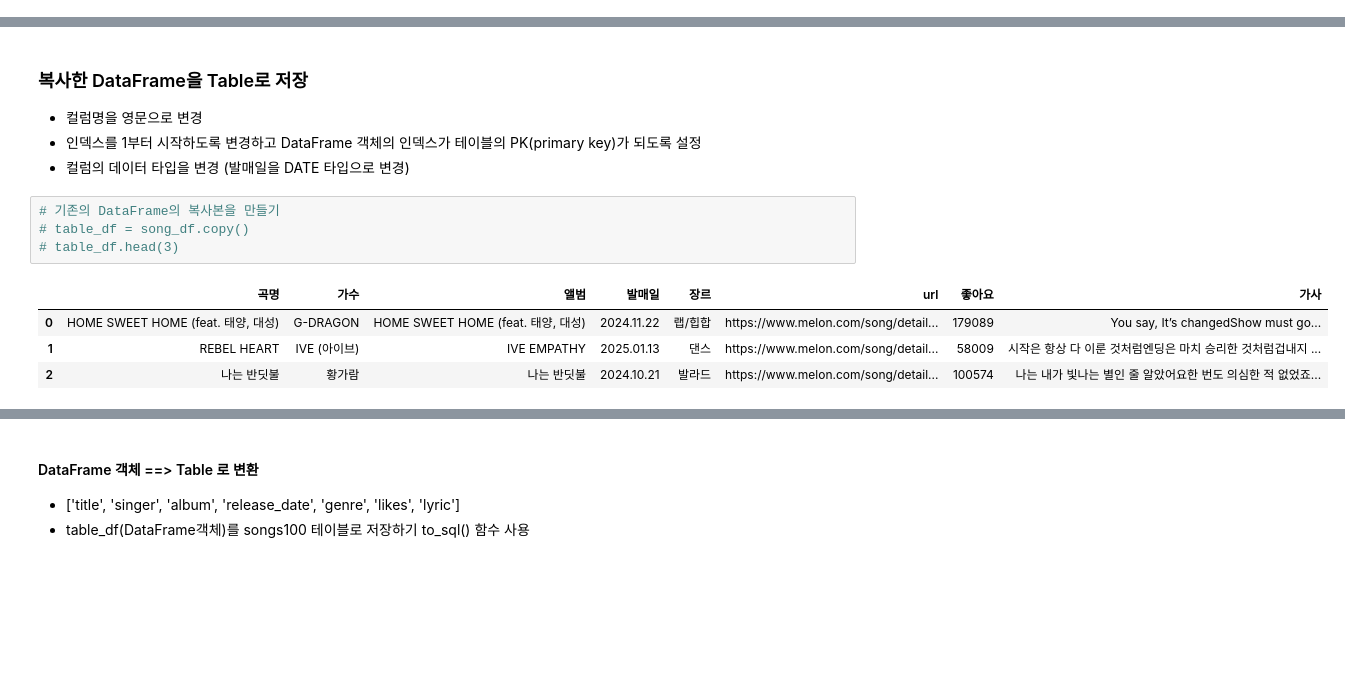
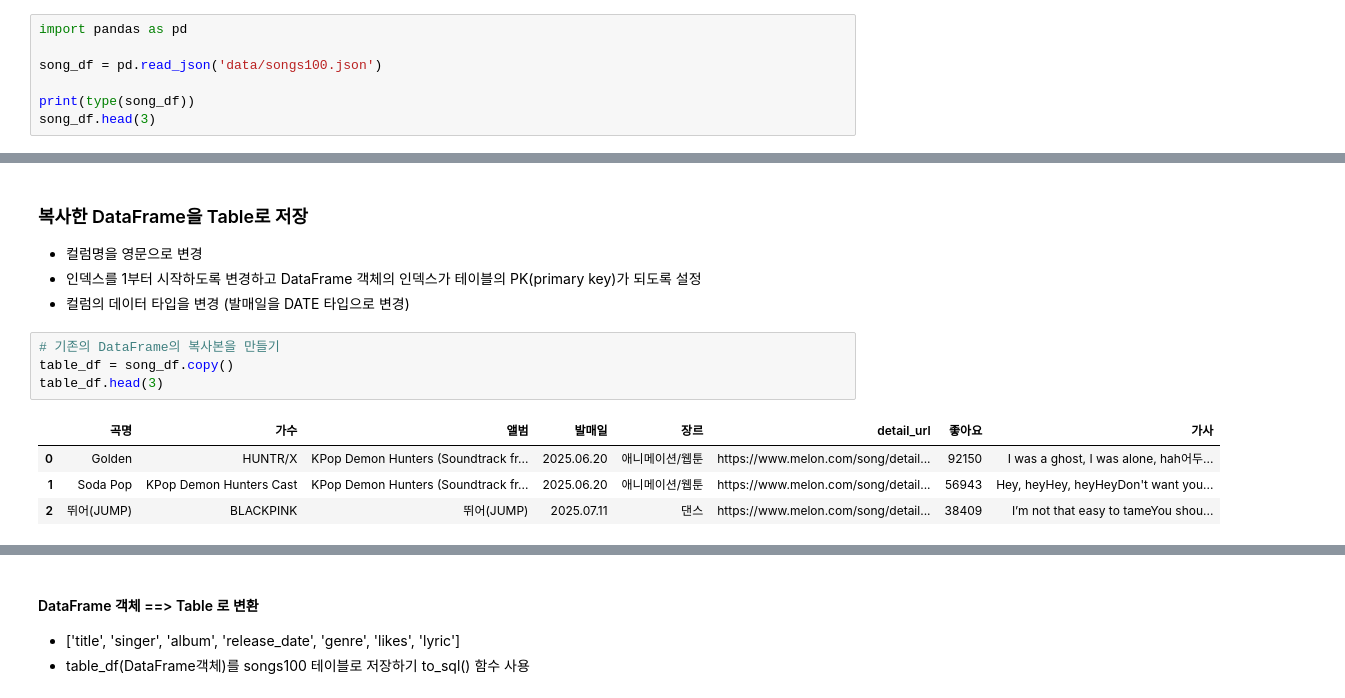
Before and after one commit to Yjongbeom/Python_Webscraping_Analysis, a Jupyter notebook: 04.Melon100차트_데이터파싱_DB저장.ipynb, the cells around one changed output, grey strips where cells are left out. Saved outputs shown, nothing was run; the diff lists cells and outputs as text; blank space fills up the shorter version.

```diff
--- a/04.Melon100차트_데이터파싱_DB저장.ipynb
+++ b/04.Melon100차트_데이터파싱_DB저장.ipynb
@@ -208,0 +179,7 @@ print('===> 100 곡 노래 파싱 끝')
+# %%
+import pandas as pd
+
+song_df = pd.read_json('data/songs100.json')
+
+print(type(song_df))
+song_df.head(3)
@@ -285,11 +376,11 @@ Required-by:
 * 컬럼의 데이터 타입을 변경 (발매일을 DATE 타입으로 변경)
 # %%
 # 기존의 DataFrame의 복사본을 만들기
-# table_df = song_df.copy()
-# table_df.head(3)
+table_df = song_df.copy()
+table_df.head(3)
 # %% [output]
-|  | 곡명 | 가수 | 앨범 | 발매일 | 장르 | url | 좋아요 | 가사 |
-| 0 | HOME SWEET HOME (feat. 태양, 대성) | G-DRAGON | HOME SWEET HOME (feat. 태양, 대성) | 2024.11.22 | 랩/힙합 | https://www.melon.com/song/detail... | 179089 | You say, It’s changedShow must go... |
-| 1 | REBEL HEART | IVE (아이브) | IVE EMPATHY | 2025.01.13 | 댄스 | https://www.melon.com/song/detail... | 58009 | 시작은 항상 다 이룬 것처럼엔딩은 마치 승리한 것처럼겁내지 ... |
-| 2 | 나는 반딧불 | 황가람 | 나는 반딧불 | 2024.10.21 | 발라드 | https://www.melon.com/song/detail... | 100574 | 나는 내가 빛나는 별인 줄 알았어요한 번도 의심한 적 없었죠... |
+|  | 곡명 | 가수 | 앨범 | 발매일 | 장르 | detail_url | 좋아요 | 가사 |
+| 0 | Golden | HUNTR/X | KPop Demon Hunters (Soundtrack fr... | 2025.06.20 | 애니메이션/웹툰 | https://www.melon.com/song/detail... | 92150 | I was a ghost, I was alone, hah어두... |
+| 1 | Soda Pop | KPop Demon Hunters Cast | KPop Demon Hunters (Soundtrack fr... | 2025.06.20 | 애니메이션/웹툰 | https://www.melon.com/song/detail... | 56943 | Hey, heyHey, heyHeyDon't want you... |
+| 2 | 뛰어(JUMP) | BLACKPINK | 뛰어(JUMP) | 2025.07.11 | 댄스 | https://www.melon.com/song/detail... | 38409 | I’m not that easy to tameYou shou... |
 # %%
```
Also changed, not shown: parts of 32 cells of this notebook, 1 other file.
